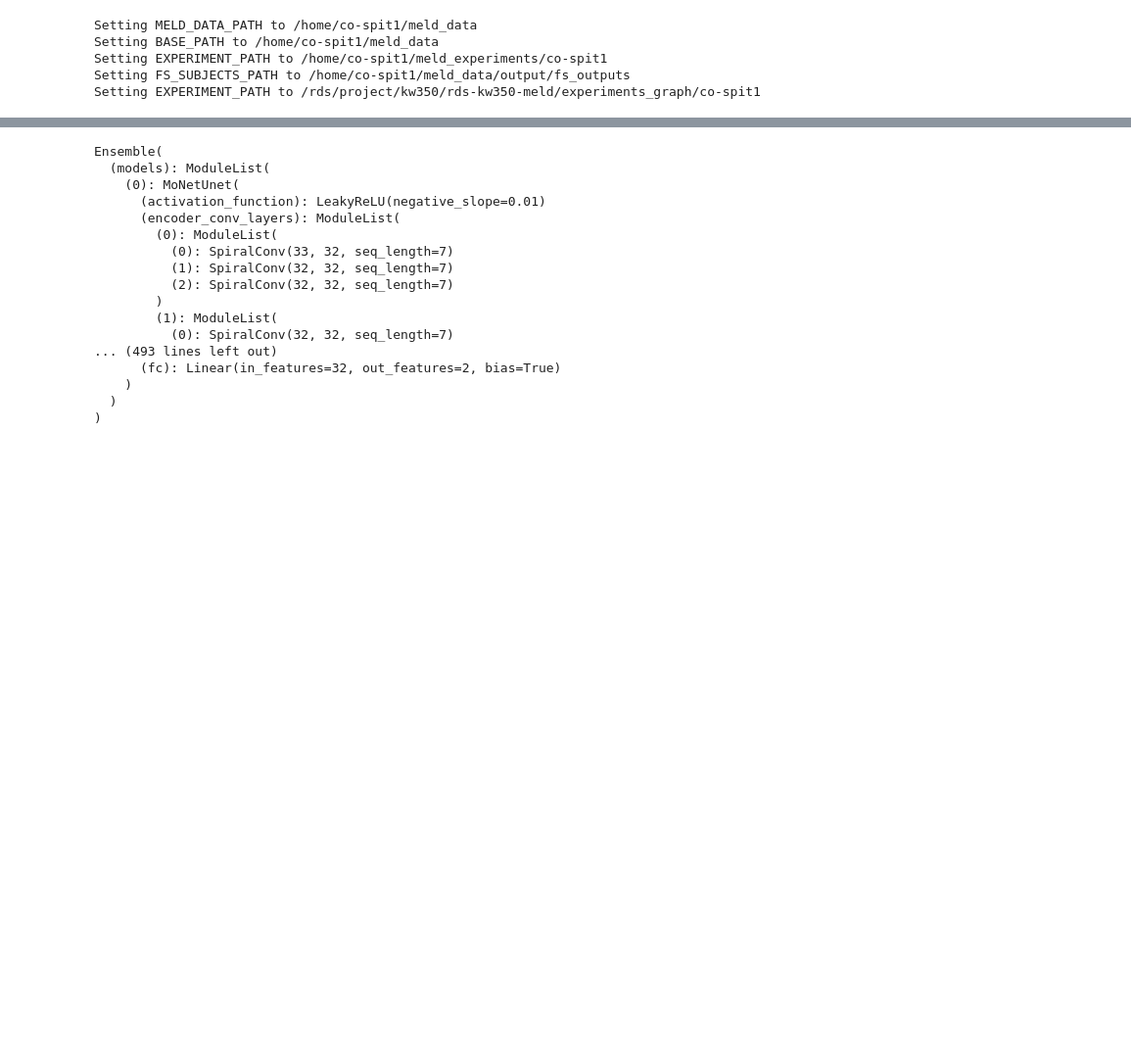
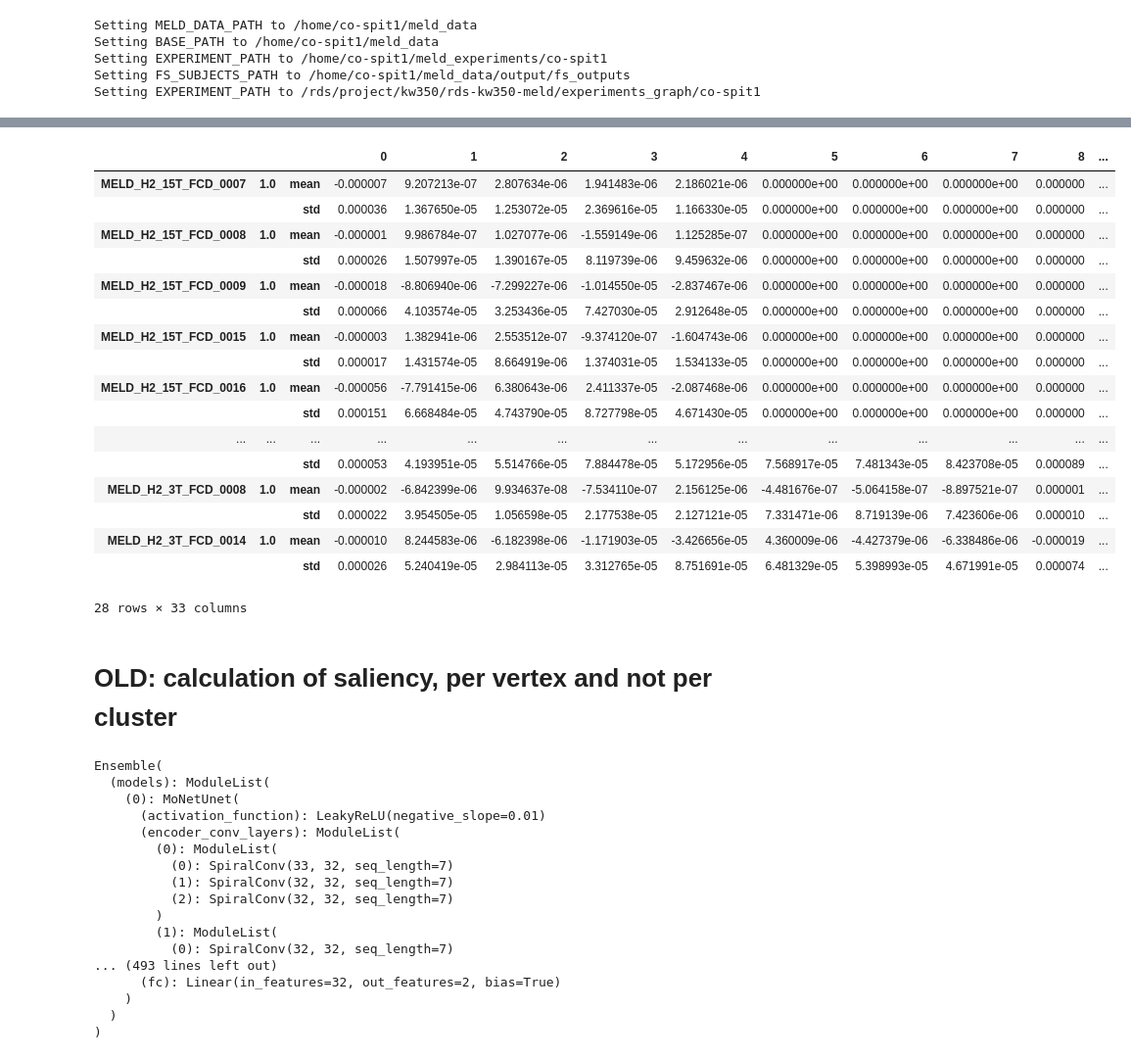
Before and after one commit to MELDProject/meld_graph, a Jupyter notebook: notebooks/devel_hannah_implement_saliency.ipynb, the cells around one changed output, grey strips where cells are left out. Shown at 98% size. Saved outputs shown, nothing was run; the diff lists cells and outputs as text; code cells hidden in the pictures; blank space fills up the shorter version.

Commit message:
implement per-cluster saliency

```diff
--- a/notebooks/devel_hannah_implement_saliency.ipynb
+++ b/notebooks/devel_hannah_implement_saliency.ipynb
@@ -57,7 +57,8 @@ eva = Evaluator(experiment = exp,
                 dataset=dataset,
                 cohort=cohort,
                 subject_ids = subjects,
-                mode = 'test')
+                mode = 'test',
+                saliency=True)
 # %% [output]
 Initialised Experiment 23-03-01_WRZI_classification_distance/s_0
 Loading and preprocessing test data
@@ -79,3 +100,31 @@ Loading ensemble model weights from checkpoint /home/co-spit1/software/meld_clas
+# %%
+# read saliency
+import pandas as pd
+import os
+saliency = pd.read_csv(os.path.join(eva.save_dir, "results", f"saliency.csv"), index_col=[0,1,2])
+# %%
+saliency
+# %% [output]
+|  |  |  | 0 | 1 | 2 | 3 | 4 | 5 | 6 | 7 | 8 | ... |
+| MELD_H2_15T_FCD_0007 | 1.0 | mean | -0.000007 | 9.207213e-07 | 2.807634e-06 | 1.941483e-06 | 2.186021e-06 | 0.000000e+00 | 0.000000e+00 | 0.000000e+00 | 0.000000 | ... |
+|  |  | std | 0.000036 | 1.367650e-05 | 1.253072e-05 | 2.369616e-05 | 1.166330e-05 | 0.000000e+00 | 0.000000e+00 | 0.000000e+00 | 0.000000 | ... |
+| MELD_H2_15T_FCD_0008 | 1.0 | mean | -0.000001 | 9.986784e-07 | 1.027077e-06 | -1.559149e-06 | 1.125285e-07 | 0.000000e+00 | 0.000000e+00 | 0.000000e+00 | 0.000000 | ... |
+|  |  | std | 0.000026 | 1.507997e-05 | 1.390167e-05 | 8.119739e-06 | 9.459632e-06 | 0.000000e+00 | 0.000000e+00 | 0.000000e+00 | 0.000000 | ... |
+| MELD_H2_15T_FCD_0009 | 1.0 | mean | -0.000018 | -8.806940e-06 | -7.299227e-06 | -1.014550e-05 | -2.837467e-06 | 0.000000e+00 | 0.000000e+00 | 0.000000e+00 | 0.000000 | ... |
+|  |  | std | 0.000066 | 4.103574e-05 | 3.253436e-05 | 7.427030e-05 | 2.912648e-05 | 0.000000e+00 | 0.000000e+00 | 0.000000e+00 | 0.000000 | ... |
+| MELD_H2_15T_FCD_0015 | 1.0 | mean | -0.000003 | 1.382941e-06 | 2.553512e-07 | -9.374120e-07 | -1.604743e-06 | 0.000000e+00 | 0.000000e+00 | 0.000000e+00 | 0.000000 | ... |
+|  |  | std | 0.000017 | 1.431574e-05 | 8.664919e-06 | 1.374031e-05 | 1.534133e-05 | 0.000000e+00 | 0.000000e+00 | 0.000000e+00 | 0.000000 | ... |
+| MELD_H2_15T_FCD_0016 | 1.0 | mean | -0.000056 | -7.791415e-06 | 6.380643e-06 | 2.411337e-05 | -2.087468e-06 | 0.000000e+00 | 0.000000e+00 | 0.000000e+00 | 0.000000 | ... |
+|  |  | std | 0.000151 | 6.668484e-05 | 4.743790e-05 | 8.727798e-05 | 4.671430e-05 | 0.000000e+00 | 0.000000e+00 | 0.000000e+00 | 0.000000 | ... |
+| ... | ... | ... | ... | ... | ... | ... | ... | ... | ... | ... | ... | ... |
+|  |  | std | 0.000053 | 4.193951e-05 | 5.514766e-05 | 7.884478e-05 | 5.172956e-05 | 7.568917e-05 | 7.481343e-05 | 8.423708e-05 | 0.000089 | ... |
+| MELD_H2_3T_FCD_0008 | 1.0 | mean | -0.000002 | -6.842399e-06 | 9.934637e-08 | -7.534110e-07 | 2.156125e-06 | -4.481676e-07 | -5.064158e-07 | -8.897521e-07 | 0.000001 | ... |
+|  |  | std | 0.000022 | 3.954505e-05 | 1.056598e-05 | 2.177538e-05 | 2.127121e-05 | 7.331471e-06 | 8.719139e-06 | 7.423606e-06 | 0.000010 | ... |
+| MELD_H2_3T_FCD_0014 | 1.0 | mean | -0.000010 | 8.244583e-06 | -6.182398e-06 | -1.171903e-05 | -3.426656e-05 | 4.360009e-06 | -4.427379e-06 | -6.338486e-06 | -0.000019 | ... |
+|  |  | std | 0.000026 | 5.240419e-05 | 2.984113e-05 | 3.312765e-05 | 8.751691e-05 | 6.481329e-05 | 5.398993e-05 | 4.671991e-05 | 0.000074 | ... |
+28 rows × 33 columns
+# %% [markdown]
+# OLD: calculation of saliency, per vertex and not per cluster
 # %%
 # from Evaluator.load_predict_data
 
```
Also changed, not shown: parts of 2 cells of this notebook, 2 other files.
